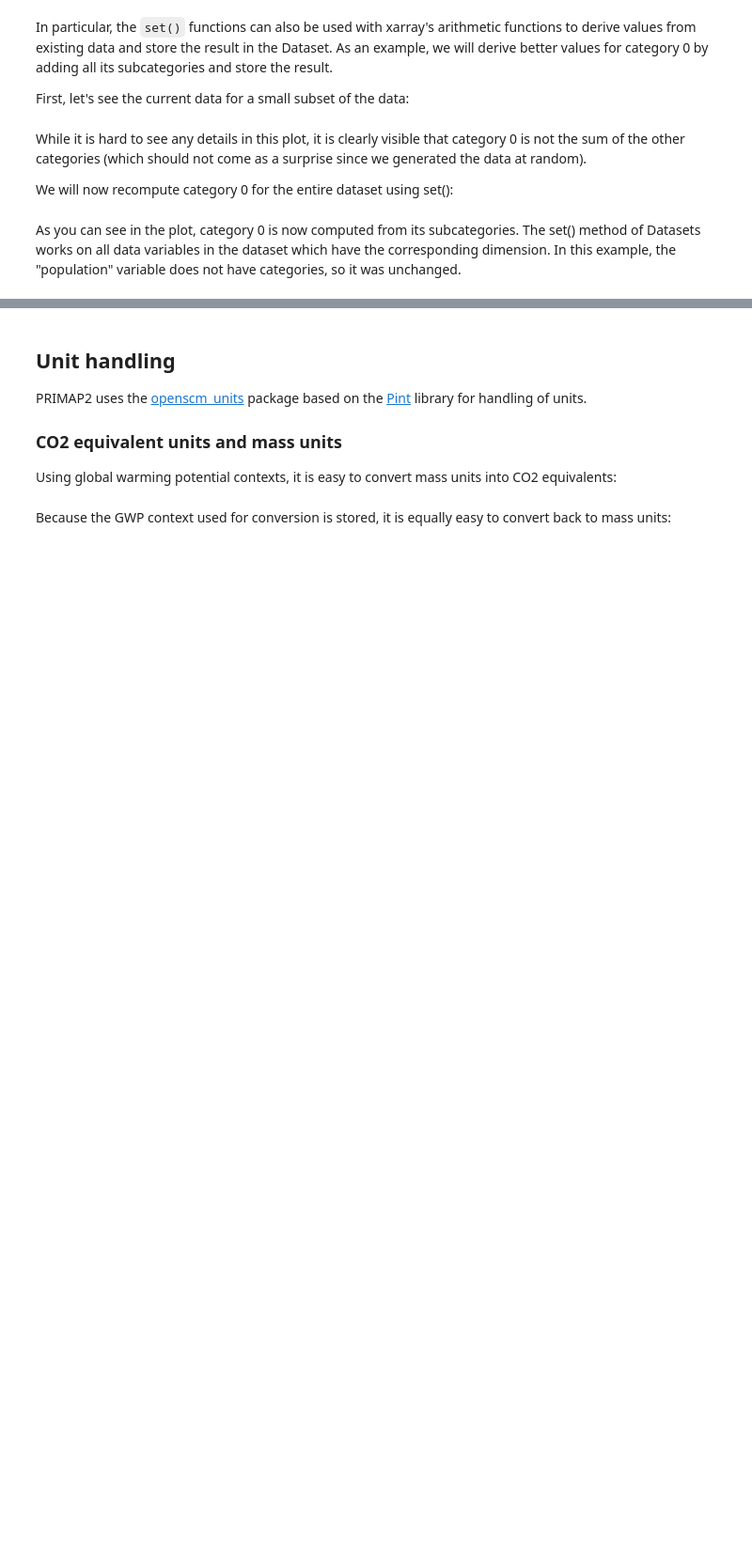
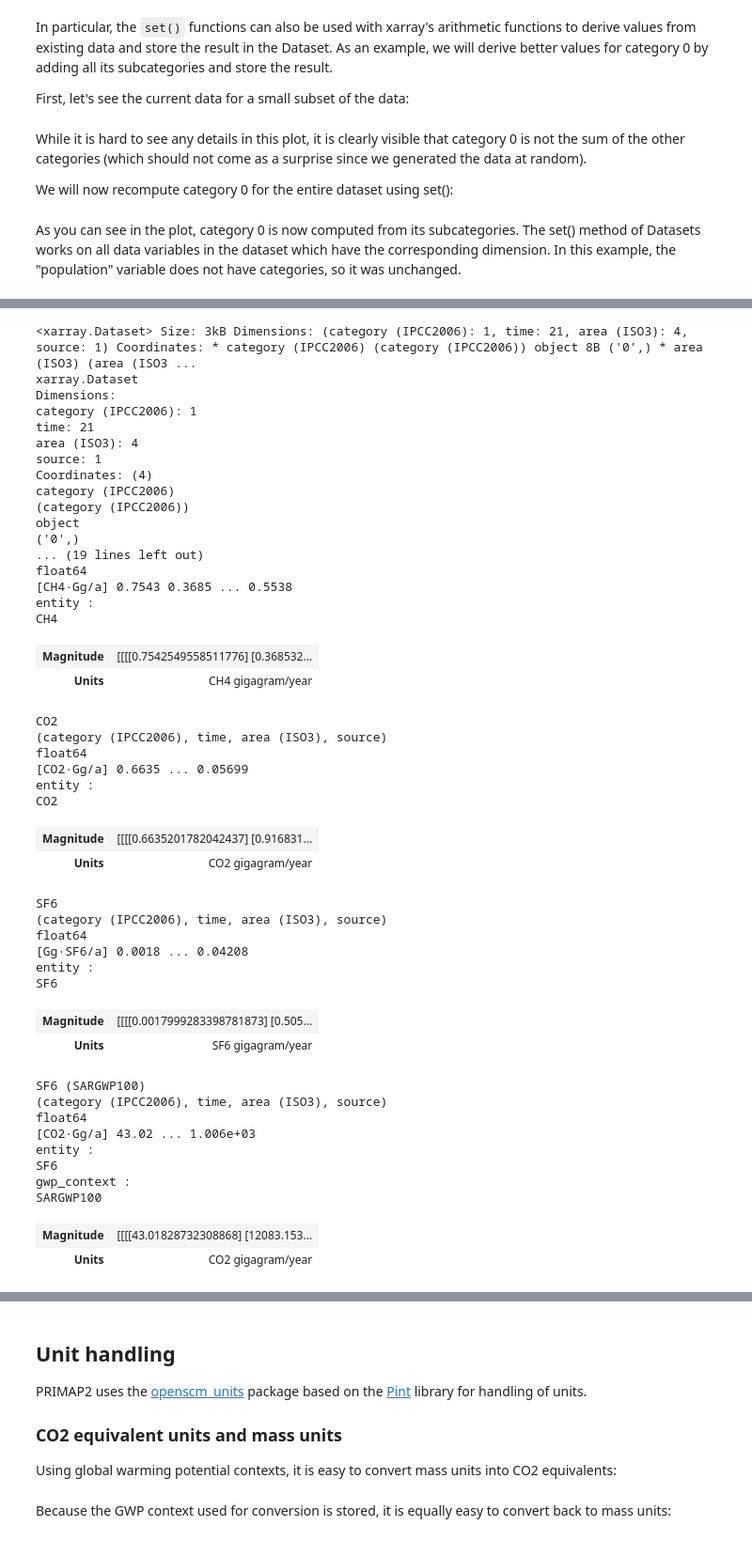
Before and after one commit to primap-community/primap2, a Jupyter notebook: docs/usage.ipynb, the cells around one changed output, grey strips where cells are left out. Shown at 94% size. Saved outputs shown, nothing was run; the diff lists cells and outputs as text; code cells hidden in the pictures; blank space fills up the shorter version.

```diff
--- a/docs/usage.ipynb
+++ b/docs/usage.ipynb
@@ -206,0 +230,49 @@ does not have categories, so it was unchanged.
+# %%
+ds_dim_added = ds_min.pr.add_dim(dim='category', coord_value=['0'], terminology='IPCC2006')
+ds_dim_added
+# %% [output]
+<xarray.Dataset> Size: 3kB Dimensions: (category (IPCC2006): 1, time: 21, area (ISO3): 4, source: 1) Coordinates: * category (IPCC2006) (category (IPCC2006)) object 8B ('0',) * area (ISO3) (area (ISO3 ...
+xarray.Dataset
+Dimensions:
+category (IPCC2006): 1
+time: 21
+area (ISO3): 4
+source: 1
+Coordinates: (4)
+category (IPCC2006)
+(category (IPCC2006))
+object
+('0',)
+... (19 lines left out)
+float64
+[CH4·Gg/a] 0.7543 0.3685 ... 0.5538
+entity :
+CH4
+| Magnitude | [[[[0.7542549558511776] [0.368532... |
+| Units | CH4 gigagram/year |
+CO2
+(category (IPCC2006), time, area (ISO3), source)
+float64
+[CO2·Gg/a] 0.6635 ... 0.05699
+entity :
+CO2
+| Magnitude | [[[[0.6635201782042437] [0.916831... |
+| Units | CO2 gigagram/year |
+SF6
+(category (IPCC2006), time, area (ISO3), source)
+float64
+[Gg·SF6/a] 0.0018 ... 0.04208
+entity :
+SF6
+| Magnitude | [[[[0.0017999283398781873] [0.505... |
+| Units | SF6 gigagram/year |
+SF6 (SARGWP100)
+(category (IPCC2006), time, area (ISO3), source)
+float64
+[CO2·Gg/a] 43.02 ... 1.006e+03
+entity :
+SF6
+gwp_context :
+SARGWP100
+| Magnitude | [[[[43.01828732308868] [12083.153... |
+| Units | CO2 gigagram/year |
```
Also changed, not shown: parts of 15 cells of this notebook, 1 other file.
